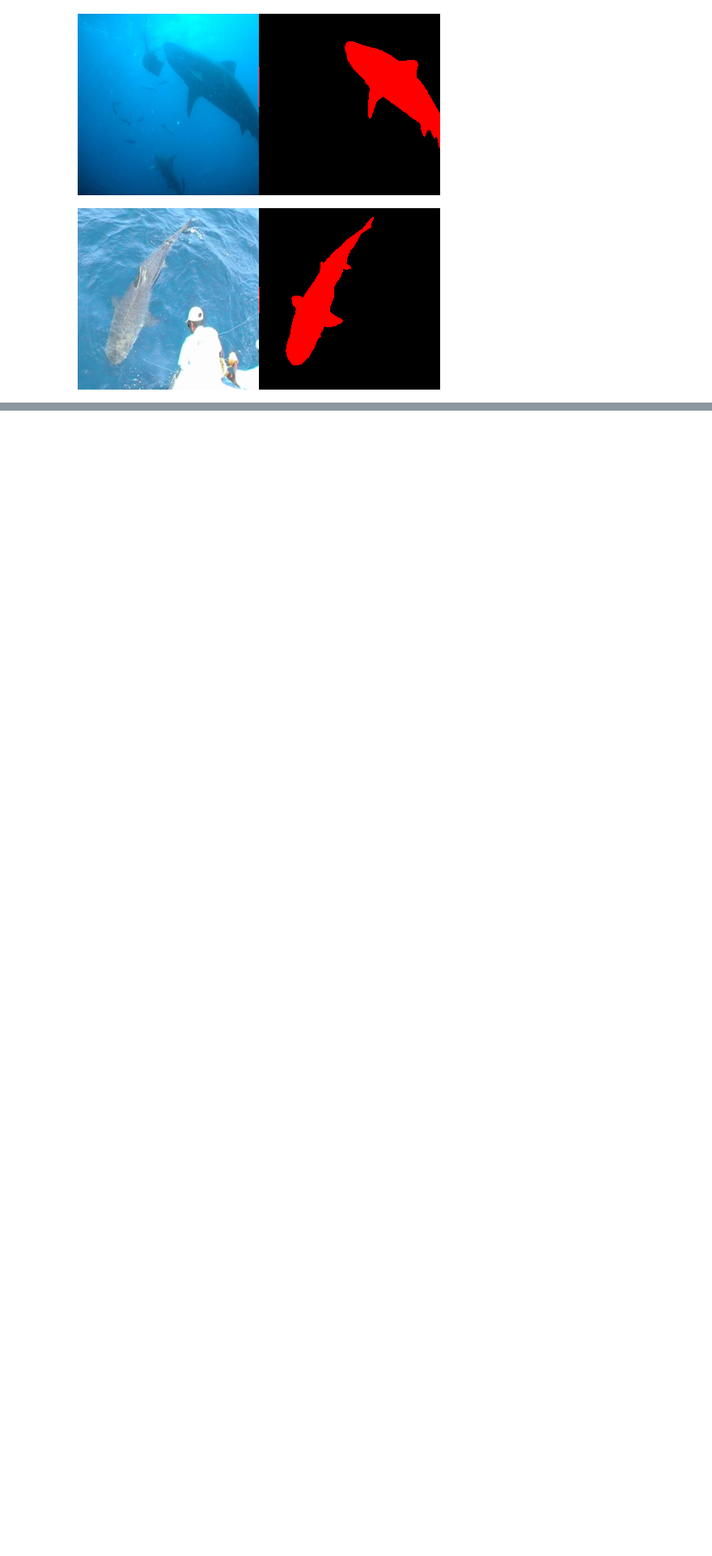
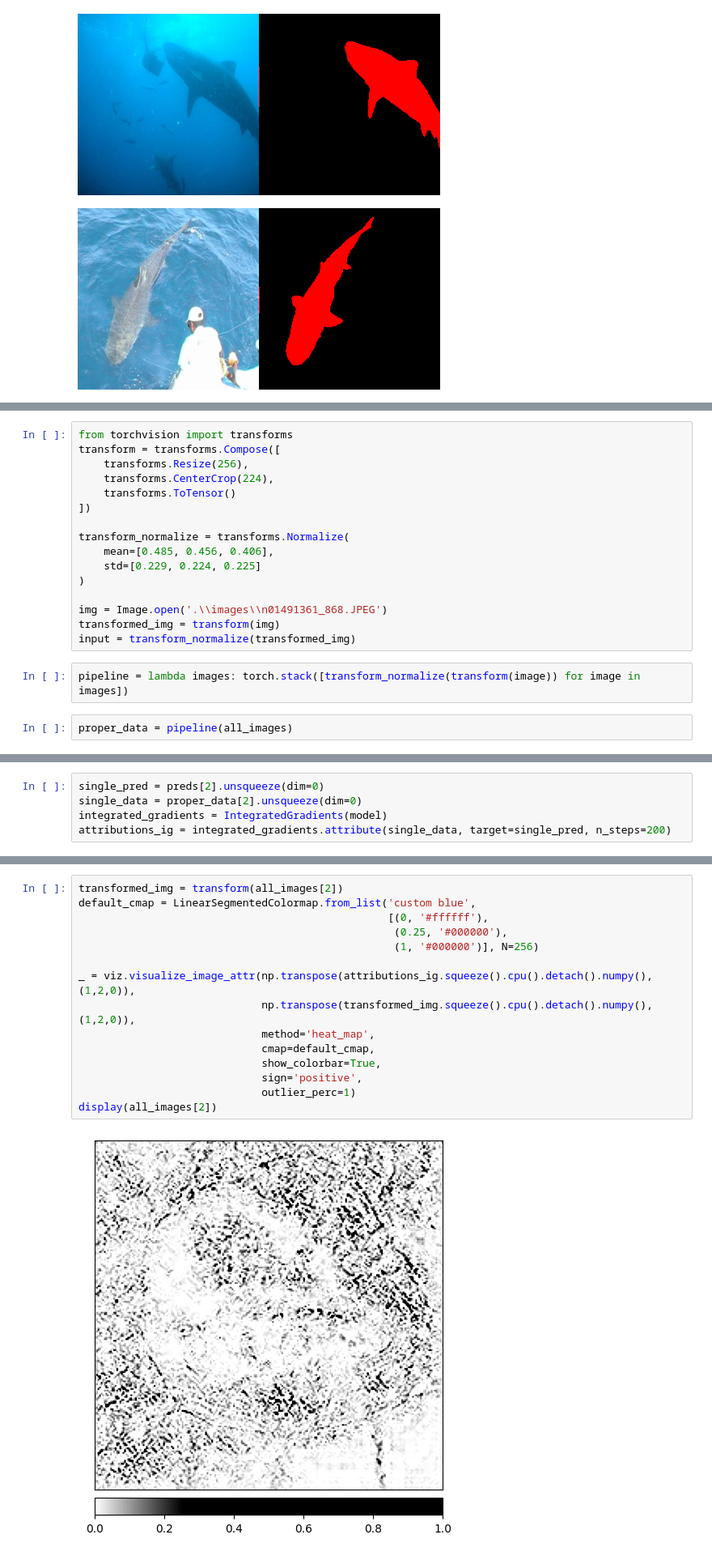
Before and after one commit to MattS0000/XAI_ensemblings_BS_MS, a Jupyter notebook: Functionalities_showcase.ipynb, the cells around one changed output, grey strips where cells are left out. Shown at 81% size. Saved outputs shown, nothing was run; the diff lists cells and outputs as text; blank space fills up the shorter version.

```diff
--- a/Functionalities_showcase.ipynb
+++ b/Functionalities_showcase.ipynb
@@ -56,0 +95,20 @@ torch.Size([10, 3, 224, 224])
+# %%
+from torchvision import transforms
+transform = transforms.Compose([
+    transforms.Resize(256),
+    transforms.CenterCrop(224),
+    transforms.ToTensor()
+])
+
+transform_normalize = transforms.Normalize(
+    mean=[0.485, 0.456, 0.406],
+    std=[0.229, 0.224, 0.225]
+)
+
+img = Image.open('.\\images\\n01491361_868.JPEG')
+transformed_img = transform(img)
+input = transform_normalize(transformed_img)
+# %%
+pipeline = lambda images: torch.stack([transform_normalize(transform(image)) for image in images])
+# %%
+proper_data = pipeline(all_images)
@@ -56,0 +139,5 @@ torch.Size([10, 3, 224, 224])
+# %%
+single_pred = preds[2].unsqueeze(dim=0)
+single_data = proper_data[2].unsqueeze(dim=0)
+integrated_gradients = IntegratedGradients(model)
+attributions_ig = integrated_gradients.attribute(single_data, target=single_pred, n_steps=200)
@@ -56,0 +146,17 @@ torch.Size([10, 3, 224, 224])
+# %%
+transformed_img = transform(all_images[2])
+default_cmap = LinearSegmentedColormap.from_list('custom blue',
+                                                 [(0, '#ffffff'),
+                                                  (0.25, '#000000'),
+                                                  (1, '#000000')], N=256)
+
+_ = viz.visualize_image_attr(np.transpose(attributions_ig.squeeze().cpu().detach().numpy(), (1,2,0)),
+                             np.transpose(transformed_img.squeeze().cpu().detach().numpy(), (1,2,0)),
+                             method='heat_map',
+                             cmap=default_cmap,
+                             show_colorbar=True,
+                             sign='positive',
+                             outlier_perc=1)
+display(all_images[2])
+# %% [output]
+[figure, added]
```
Also changed, not shown: parts of 22 cells of this notebook.
